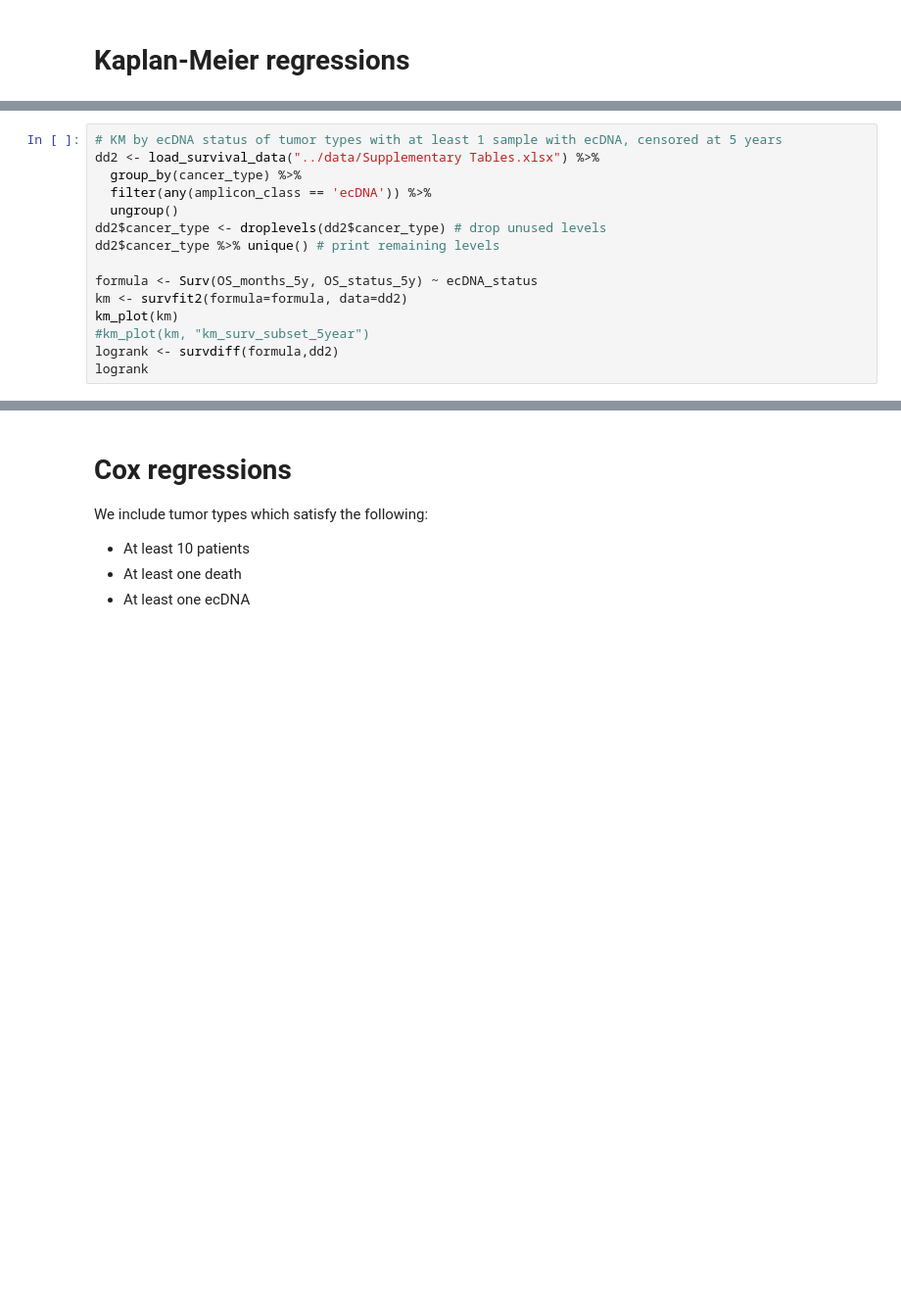
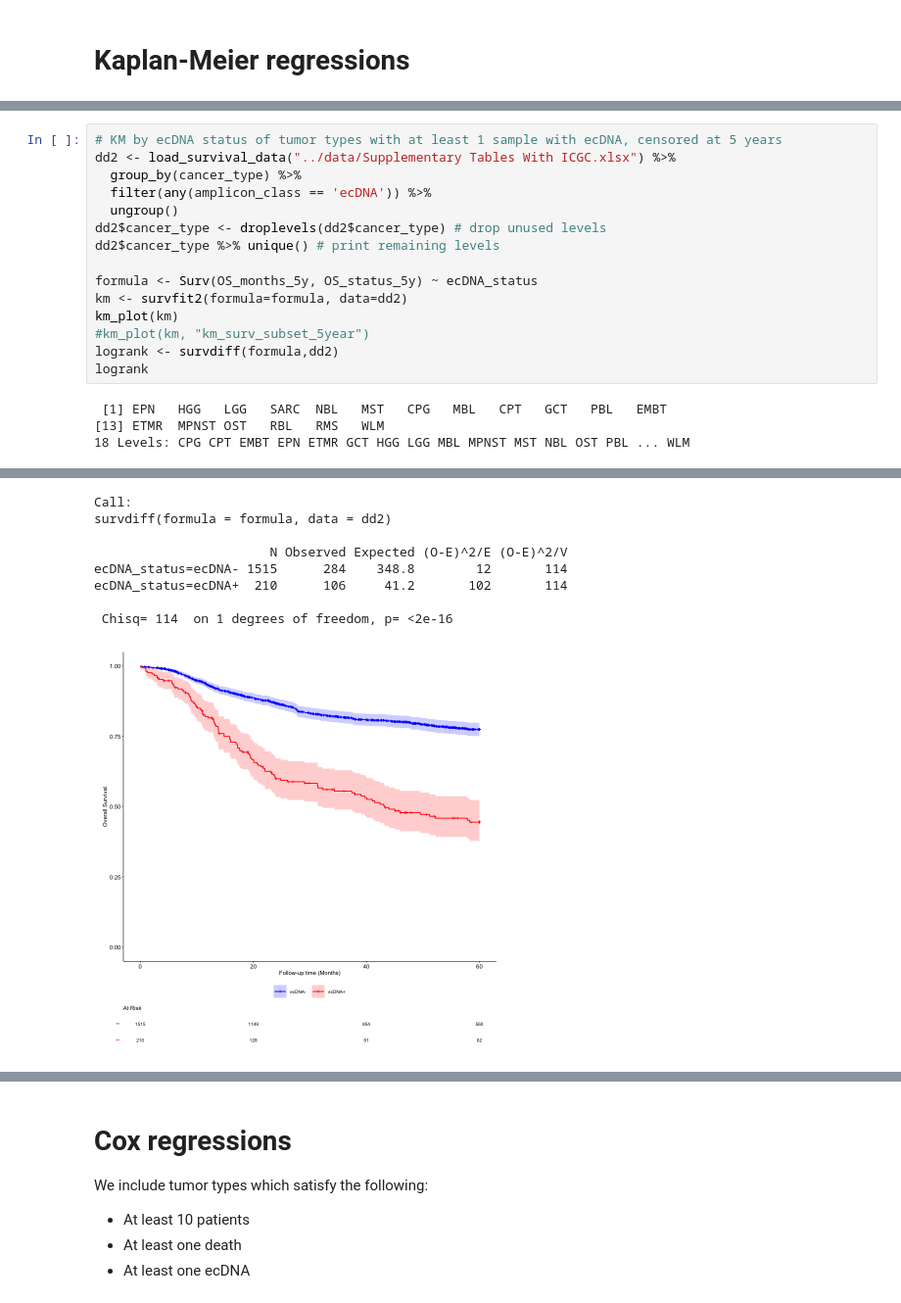
Before and after one commit to auberginekenobi/pedpancan_ecdna, a Jupyter notebook: 2024-07-17_survival/survival.ipynb, the cells around one changed output, grey strips where cells are left out. Shown at 98% size. Saved outputs shown, nothing was run; the diff lists cells and outputs as text; blank space fills up the shorter version.

```diff
--- a/2024-07-17_survival/survival.ipynb
+++ b/2024-07-17_survival/survival.ipynb
@@ -149,6 +211,6 @@ logrank
 # %%
 # KM by ecDNA status of tumor types with at least 1 sample with ecDNA, censored at 5 years
-dd2 <- load_survival_data("../data/Supplementary Tables.xlsx") %>%
+dd2 <- load_survival_data("../data/Supplementary Tables With ICGC.xlsx") %>%
   group_by(cancer_type) %>%
   filter(any(amplicon_class == 'ecDNA')) %>%
   ungroup()
@@ -161,3 +223,7 @@ km_plot(km)
 #km_plot(km, "km_surv_subset_5year")
 logrank <- survdiff(formula,dd2)
 logrank
+# %% [output]
+ [1] EPN   HGG   LGG   SARC  NBL   MST   CPG   MBL   CPT   GCT   PBL   EMBT
+[13] ETMR  MPNST OST   RBL   RMS   WLM
+18 Levels: CPG CPT EMBT EPN ETMR GCT HGG LGG MBL MPNST MST NBL OST PBL ... WLM
@@ -164,3 +242,12 @@ logrank
+Call:
+survdiff(formula = formula, data = dd2)
+
+                       N Observed Expected (O-E)^2/E (O-E)^2/V
+ecDNA_status=ecDNA- 1515      284    348.8        12       114
+ecDNA_status=ecDNA+  210      106     41.2       102       114
+
+ Chisq= 114  on 1 degrees of freedom, p= <2e-16
+[figure, added]
 # %%
 # KM by ecDNA status of tumor types with at least 1 sample with ecDNA, censored at 5 years
 class_map <- c("ecDNA" = "ecDNA",
```
Also changed, not shown: parts of 17 cells of this notebook.
